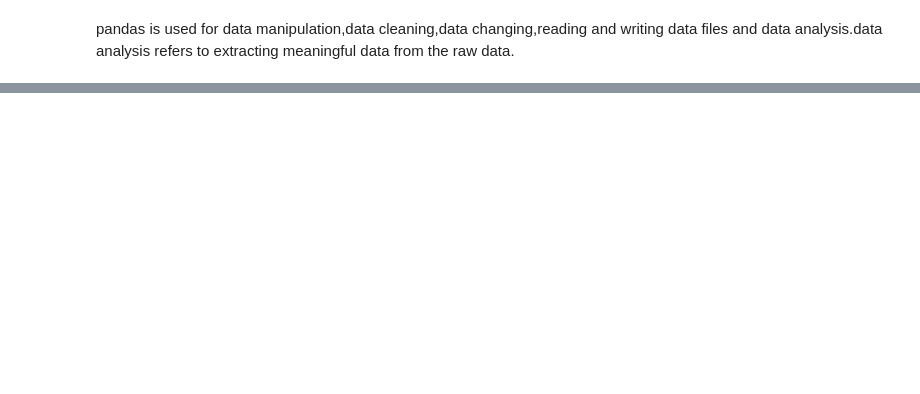
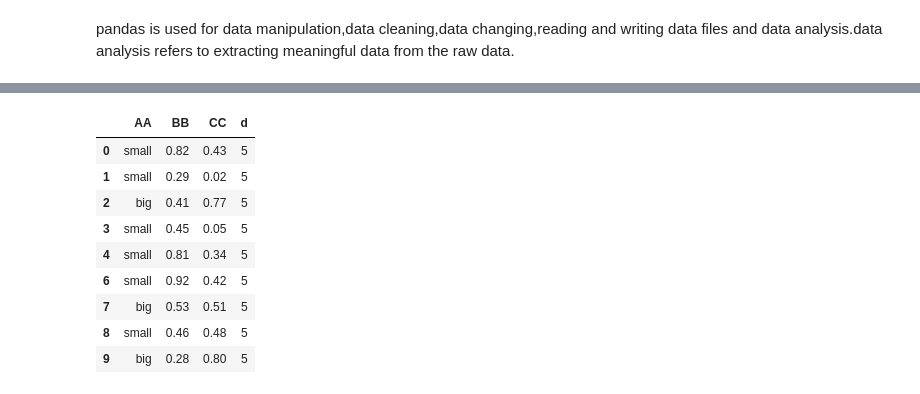
Before and after one commit to Ch-varshitha/Pandas, a Jupyter notebook: pandas.ipynb, the cells around one changed output, grey strips where cells are left out. Saved outputs shown, nothing was run; the diff lists cells and outputs as text; code cells hidden in the pictures; blank space fills up the shorter version.

```diff
--- a/pandas.ipynb
+++ b/pandas.ipynb
@@ -135,2 +135,15 @@ df
 # %%
 df.to_excel("ch.xlsx")
+# %%
+df.drop(5)
+# %% [output]
+|  | AA | BB | CC | d |
+| 0 | small | 0.82 | 0.43 | 5 |
+| 1 | small | 0.29 | 0.02 | 5 |
+| 2 | big | 0.41 | 0.77 | 5 |
+| 3 | small | 0.45 | 0.05 | 5 |
+| 4 | small | 0.81 | 0.34 | 5 |
+| 6 | small | 0.92 | 0.42 | 5 |
+| 7 | big | 0.53 | 0.51 | 5 |
+| 8 | small | 0.46 | 0.48 | 5 |
+| 9 | big | 0.28 | 0.80 | 5 |
```
Also changed, not shown: parts of 38 cells of this notebook.
